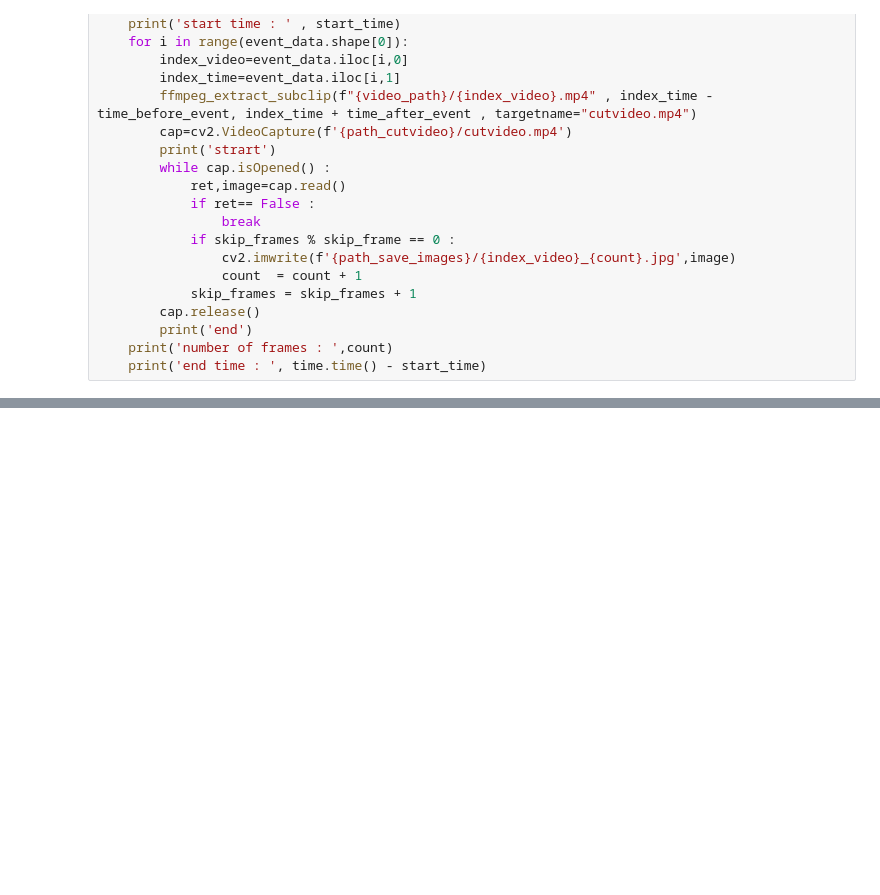
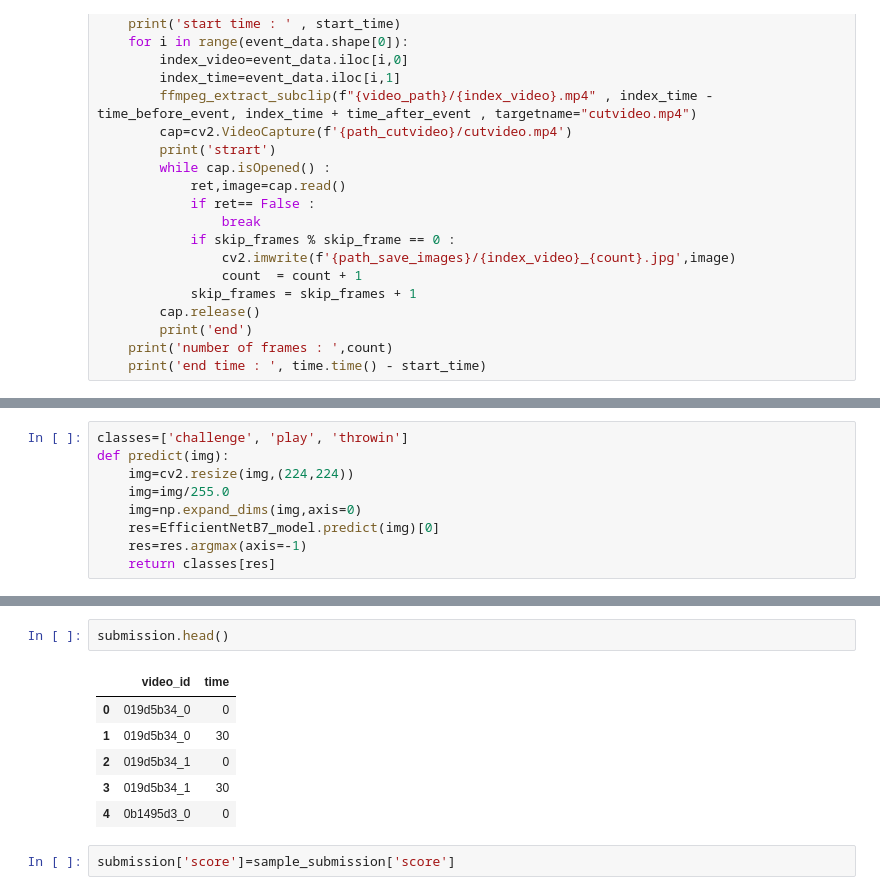
Before and after one commit to HossamFakher1/AI-Sessions, a Jupyter notebook: notebook1e8925c36a.ipynb, the cells around one changed output, grey strips where cells are left out. Saved outputs shown, nothing was run; the diff lists cells and outputs as text; blank space fills up the shorter version.

```diff
--- a/notebook1e8925c36a.ipynb
+++ b/notebook1e8925c36a.ipynb
@@ -219,0 +255,9 @@ print()
+# %%
+classes=['challenge', 'play', 'throwin']
+def predict(img):
+    img=cv2.resize(img,(224,224))
+    img=img/255.0
+    img=np.expand_dims(img,axis=0)
+    res=EfficientNetB7_model.predict(img)[0]
+    res=res.argmax(axis=-1)
+    return classes[res]
@@ -219,0 +329,11 @@ print()
+# %%
+submission.head()
+# %% [output]
+|  | video_id | time |
+| 0 | 019d5b34_0 | 0 |
+| 1 | 019d5b34_0 | 30 |
+| 2 | 019d5b34_1 | 0 |
+| 3 | 019d5b34_1 | 30 |
+| 4 | 0b1495d3_0 | 0 |
+# %%
+submission['score']=sample_submission['score']
```
Also changed, not shown: parts of 56 cells of this notebook.
